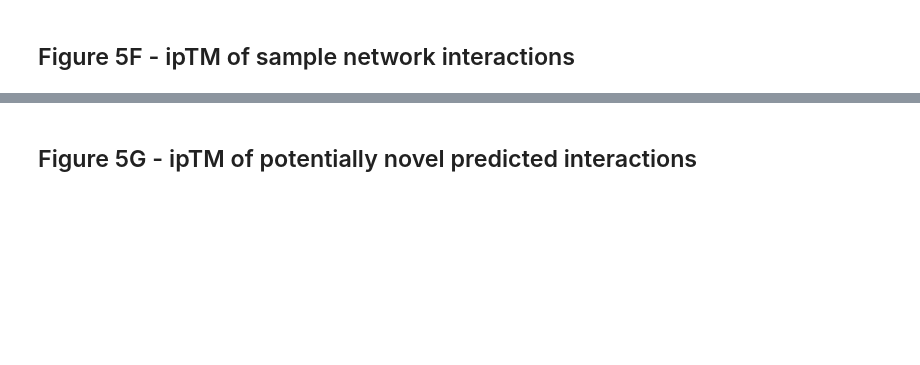
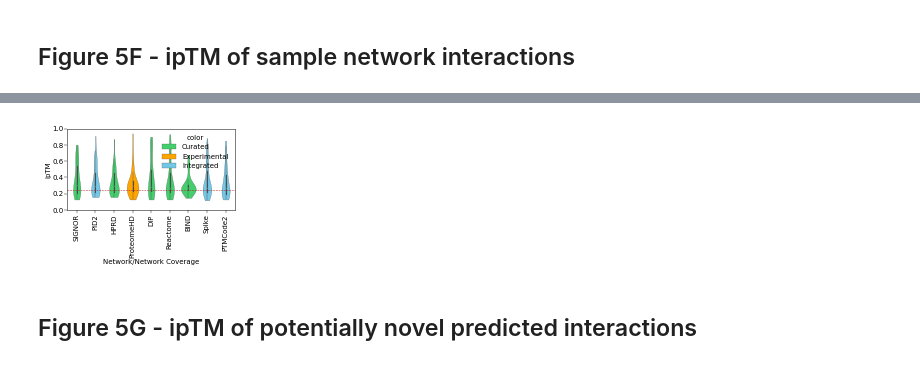
Before and after one commit to sarah-n-wright/Network_Evaluation_Tools, a Jupyter notebook: StateOfTheInteractomes_Notebooks/5_Interaction_Prediction.ipynb, the cells around one changed output, grey strips where cells are left out. Saved outputs shown, nothing was run; the diff lists cells and outputs as text; code cells hidden in the pictures; blank space fills up the shorter version.

```diff
--- a/StateOfTheInteractomes_Notebooks/5_Interaction_Prediction.ipynb
+++ b/StateOfTheInteractomes_Notebooks/5_Interaction_Prediction.ipynb
@@ -256,2 +328,25 @@ _ = plot_coverage_stats(coverage_df[coverage_df.method=='MPS'])
+# %%
+top_nets = list(mu_df[mu_df.fdr_rn < 0.15].index)
+# %%
+plot_data =network_df_top[network_df_top['Network/Network Coverage'].isin(top_nets)]
+# %%
+net_colors = {'Reactome':'Curated', 'ProteomeHD':'Experimental', 'DIP':'Curated', 'PID2':'Integrated', 'HPRD':'Curated', 'Spike':'Integrated',
+            'PTMCode2':'Integrated', 'SIGNOR':'Curated', 'PROPER':'Experimental', 'BIND':'Curated', 'FunCoup':'Integrated'}
+
+plot_data = plot_data.assign(color= plot_data['Network/Network Coverage'].map(net_colors))
+# %%
+order =plot_data.groupby('Network/Network Coverage').ipTM.median().sort_values(ascending=False).index
+# %%
+_ = plt.figure(figsize=(3,1.5))
+sns.violinplot(data=plot_data, x='Network/Network Coverage', y='ipTM', cut=0, linewidth=0.25, hue='color', palette=['#44cf6c', '#ffa500', '#73c7e7'],
+                saturation=1, order=order)#, cut=0, inner='', fill=True)
+plt.hlines(rn_df.iptm.median(), -0.5, 8.5, color='firebrick', linestyle='--', linewidth=0.5)
+plt.ylim(0, 1)
+plt.xlim(-0.5, 8.5)
+ax  = plt.gca()
+ax.tick_params(axis='x', rotation=90)
+plt.savefig(figdir + 'Fig5F_Network_ipTM.jpg', bbox_inches='tight', dpi=300)
+# %% [output]
+[figure, added]
 # %% [markdown]
 ## Figure 5G - ipTM of potentially novel predicted interactions
```
Also changed, not shown: parts of 35 cells of this notebook, 2 other files.
